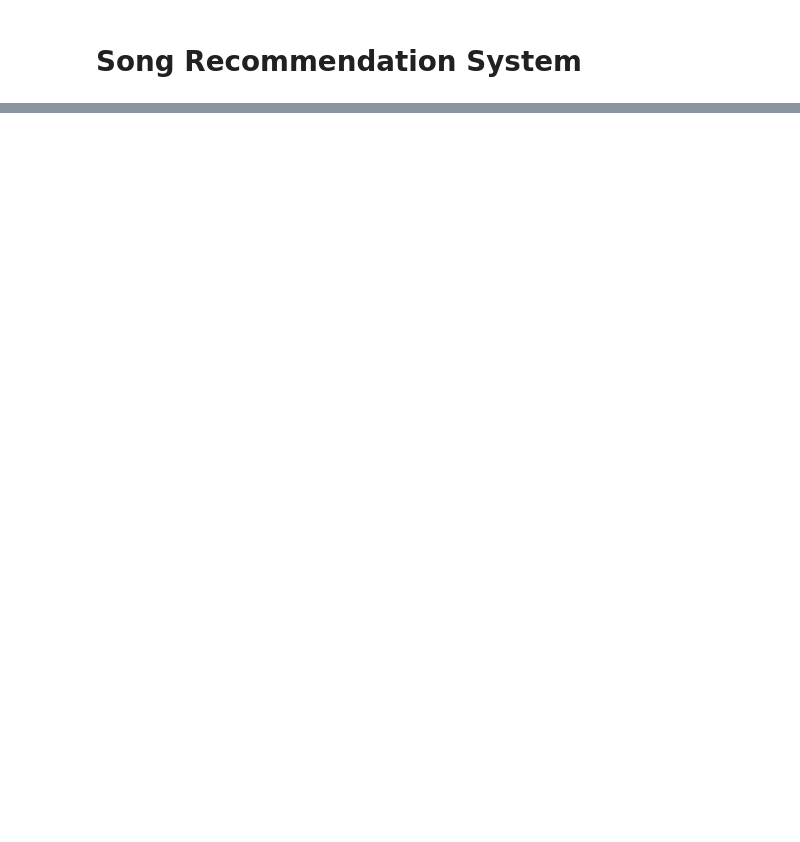
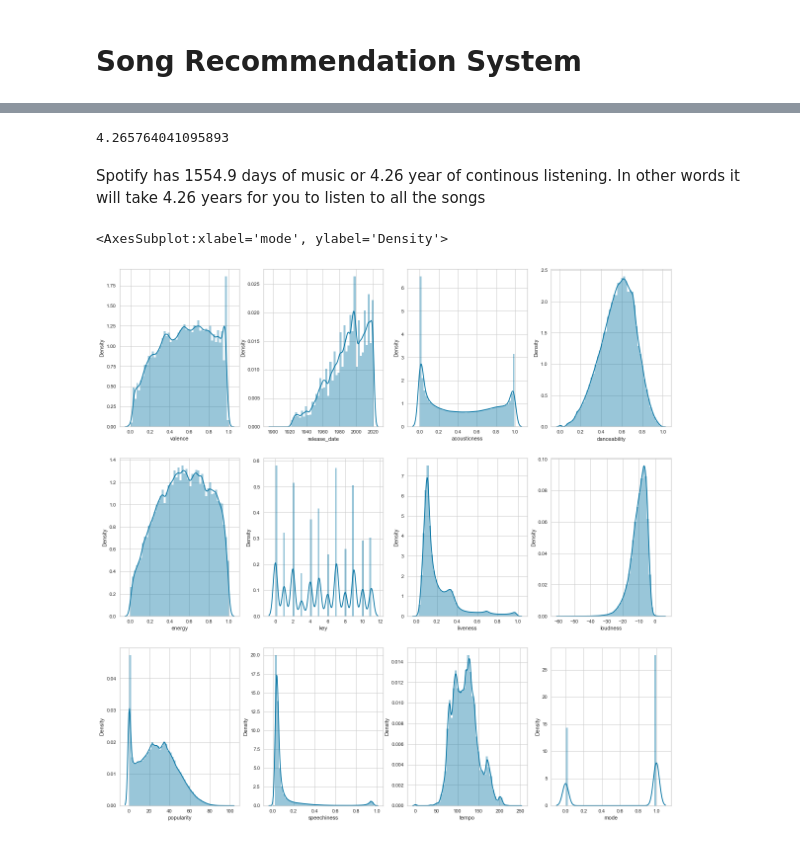
Before and after one commit to zerazyrus/Music-Recommendation-System, a Jupyter notebook: Spotify RS.ipynb, the cells around one changed output, grey strips where cells are left out. Saved outputs shown, nothing was run; the diff lists cells and outputs as text; code cells hidden in the pictures; blank space fills up the shorter version.

```diff
--- a/Spotify RS.ipynb
+++ b/Spotify RS.ipynb
@@ -45,0 +164,3 @@ dataframe = pd.read_csv('data/data.csv')
+# %%
+dataframe = dataframe.drop(labels=['id'], axis=1)
+dataframe.shape
@@ -45,0 +175,3 @@ dataframe = pd.read_csv('data/data.csv')
+# %%
+dataframe = dataframe[~dataframe.duplicated()==1]
+dataframe.shape
@@ -45,0 +194,30 @@ dataframe = pd.read_csv('data/data.csv')
+# %%
+dataframe.duration_min.sum()/(24*365*60)
+# %% [output]
+4.265764041095893
+# %% [markdown]
+Spotify has 1554.9 days of music or 4.26 year of continous listening. In other words it will take 4.26 years for you to listen to all the songs
+# %%
+#Drop the columns
+dataframe.drop(['duration_ms'],inplace=True,axis=1)
+# %%
+plt.rcParams.update({'font.size': 22})
+# %%
+#Visualisation of Variability for each column in the dataframe
+fig,ax = plt.subplots(3,4,figsize=(20,20))
+
+sns.distplot(dataframe['valence'],ax=ax[0,0])
+sns.distplot(dataframe['release_date'],ax=ax[0,1])
+sns.distplot(dataframe['acousticness'],ax=ax[0,2])
+sns.distplot(dataframe['danceability'],ax=ax[0,3])
+sns.distplot(dataframe['energy'],ax=ax[1,0])
+sns.distplot(dataframe['key'],ax=ax[1,1])
+sns.distplot(dataframe['liveness'],ax=ax[1,2])
+sns.distplot(dataframe['loudness'],ax=ax[1,3])
+sns.distplot(dataframe['popularity'],ax=ax[2,0])
+sns.distplot(dataframe['speechiness'],ax=ax[2,1])
+sns.distplot(dataframe['tempo'],ax=ax[2,2])
+sns.distplot(dataframe['mode'],ax=ax[2,3])
+# %% [output]
+<AxesSubplot:xlabel='mode', ylabel='Density'>
+[figure, added]
```
Also changed, not shown: parts of 97 cells of this notebook.
